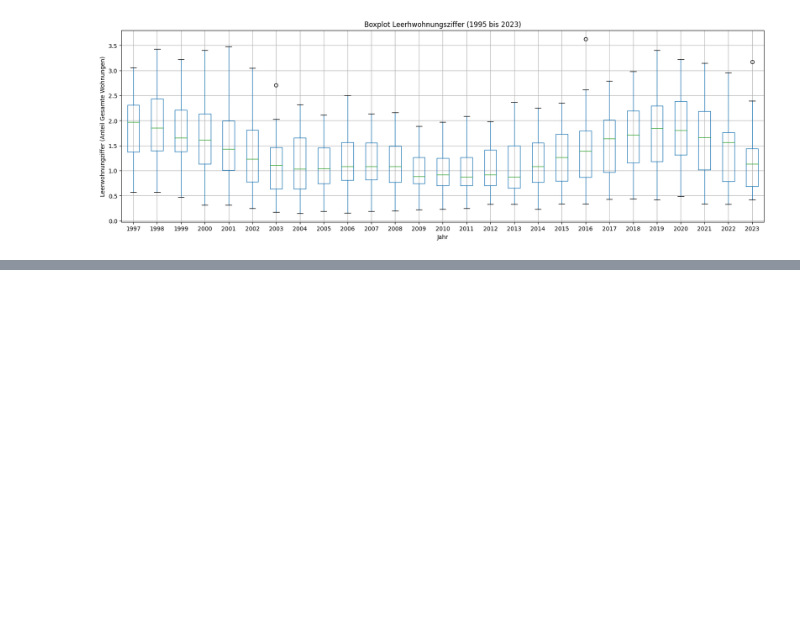
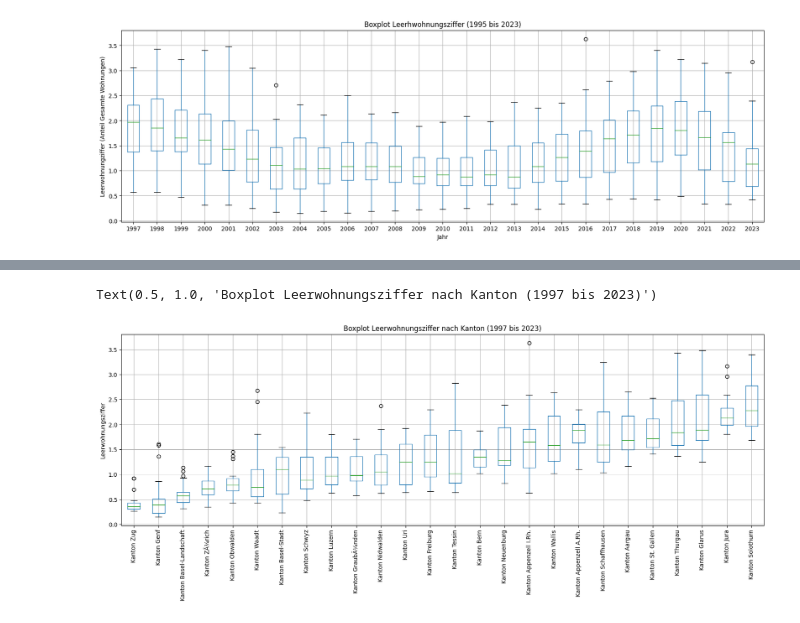
Before and after one commit to GRUPPE-BINA24/Datenspeicher, a Jupyter notebook: Kopie_von_Semesterarbeit_BINA.ipynb, the cells around one changed output, grey strips where cells are left out. Drawn from its saved outputs; the diff is of its cells as text; code cells hidden in the pictures; blank space fills up the shorter version.

Commit message:
Leerwohnungsziffer je Kanton (Boxplot) hinzugefügt

```diff
--- a/Kopie_von_Semesterarbeit_BINA.ipynb
+++ b/Kopie_von_Semesterarbeit_BINA.ipynb
@@ -307,0 +315,16 @@ Text(0.5, 1.0, 'Boxplot Leerhwohnungsziffer (1995 bis 2023)')
+# %%
+# Neues df aus CSV Datei erstellen
+
+import numpy as np
+import pandas as pd
+import matplotlib.pyplot as plt
+%matplotlib inline
+
+
+df = pd.read_csv('https://raw.githubusercontent.com/GRUPPE-BINA24/Datenspeicher/main/Leerwohnugsziffer_Kantone_Spalten.csv', header=0)
+
+
+Leerwohnungsziffer_Kanton=df
+
+
+Leerwohnungsziffer_Kanton.head()
@@ -307,0 +339,10 @@ Text(0.5, 1.0, 'Boxplot Leerhwohnungsziffer (1995 bis 2023)')
+# %%
+#Daten der Grösse nach sortieren:
+
+# neue Zeile Mittelwert einfügen
+Leerwohnungsziffer_Kanton.loc['Mittelwert'] = Leerwohnungsziffer_Kanton.mean()
+
+# Spalten nach dem Mittelwert sortieren und neues df generieren
+Leerwohnungsziffer_Kanton = Leerwohnungsziffer_Kanton.sort_values(by='Mittelwert', axis=1)
+
+Leerwohnungsziffer_Kanton.head()
@@ -307,0 +357,7 @@ Text(0.5, 1.0, 'Boxplot Leerhwohnungsziffer (1995 bis 2023)')
+# %%
+#  "Mittelwert"-Zeile entfernen, damit sie nicht im Boxplot erscheint
+
+
+Leerwohnungsziffer_Kanton = Leerwohnungsziffer_Kanton.drop('Mittelwert')
+
+Leerwohnungsziffer_Kanton.head()
@@ -307,0 +372,11 @@ Text(0.5, 1.0, 'Boxplot Leerhwohnungsziffer (1995 bis 2023)')
+# %%
+#Boxplot erstellen und vertikale Beschriftung einfügen
+Leerwohnungsziffer_Kanton.boxplot(figsize=(20, 6))
+
+plt.xticks(rotation='vertical')
+
+plt.ylabel('Leerwohnungsziffer')
+plt.title('Boxplot Leerwohnungsziffer nach Kanton (1997 bis 2023)')
+# %% [output]
+Text(0.5, 1.0, 'Boxplot Leerwohnungsziffer nach Kanton (1997 bis 2023)')
+[figure, added]
```
Also changed, not shown: parts of 6 cells of this notebook.
